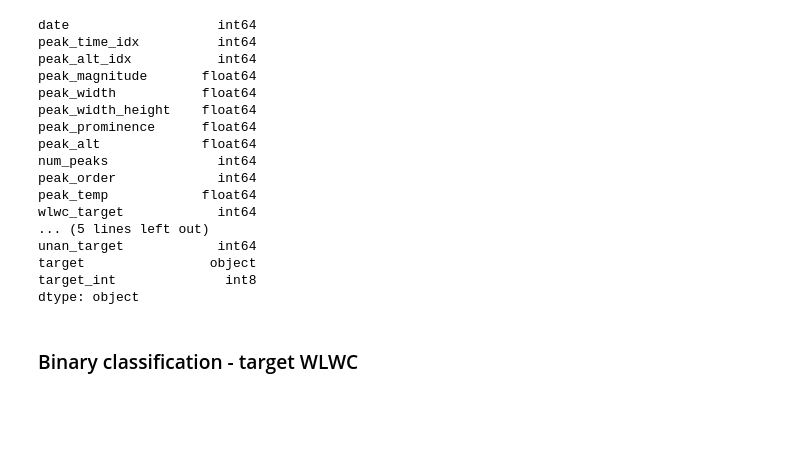
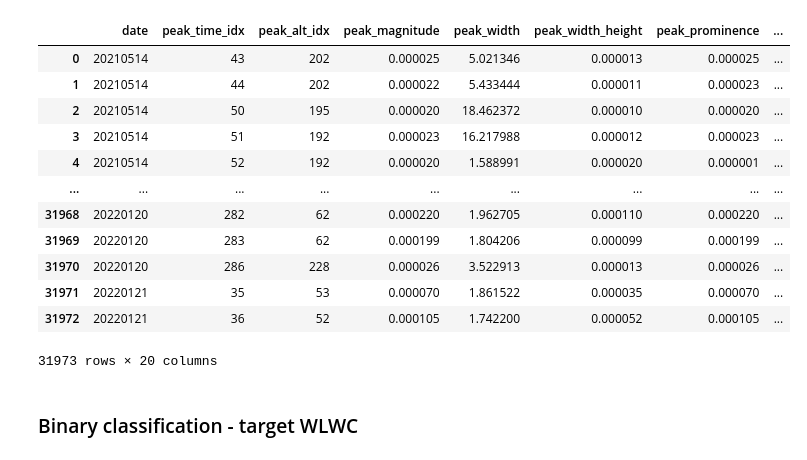
Before and after one commit to luke-whitehead/01_SLW_xgb, a Jupyter notebook: 106_train_model.ipynb, the cells around one changed output. Cells and saved outputs as stored; diff of their text form; code cells hidden in the pictures; blank space fills up the shorter version.

```diff
--- a/106_train_model.ipynb
+++ b/106_train_model.ipynb
@@ -54,25 +54,21 @@ peaks_df_eval['target'] = peaks_df_eval[['wlwc_target','slwc_target','mpc_target
 cat_type = CategoricalDtype(categories=['wlwc_target','slwc_target','mpc_target', 'ic_target'], ordered=True)
 peaks_df_eval['target_int']= peaks_df_eval['target'].astype(cat_type).cat.codes
 # %%
-peaks_df.dtypes
+peaks_df
 # %% [output]
+|  | date | peak_time_idx | peak_alt_idx | peak_magnitude | peak_width | peak_width_height | peak_prominence | ... |
+| 0 | 20210514 | 43 | 202 | 0.000025 | 5.021346 | 0.000013 | 0.000025 | ... |
+| 1 | 20210514 | 44 | 202 | 0.000022 | 5.433444 | 0.000011 | 0.000023 | ... |
+| 2 | 20210514 | 50 | 195 | 0.000020 | 18.462372 | 0.000010 | 0.000020 | ... |
+| 3 | 20210514 | 51 | 192 | 0.000023 | 16.217988 | 0.000012 | 0.000023 | ... |
+| 4 | 20210514 | 52 | 192 | 0.000020 | 1.588991 | 0.000020 | 0.000001 | ... |
+| ... | ... | ... | ... | ... | ... | ... | ... | ... |
+| 31968 | 20220120 | 282 | 62 | 0.000220 | 1.962705 | 0.000110 | 0.000220 | ... |
+| 31969 | 20220120 | 283 | 62 | 0.000199 | 1.804206 | 0.000099 | 0.000199 | ... |
+| 31970 | 20220120 | 286 | 228 | 0.000026 | 3.522913 | 0.000013 | 0.000026 | ... |
+| 31971 | 20220121 | 35 | 53 | 0.000070 | 1.861522 | 0.000035 | 0.000070 | ... |
+| 31972 | 20220121 | 36 | 52 | 0.000105 | 1.742200 | 0.000052 | 0.000105 | ... |
-date                   int64
-peak_time_idx          int64
-peak_alt_idx           int64
-peak_magnitude       float64
-peak_width           float64
-peak_width_height    float64
-peak_prominence      float64
-peak_alt             float64
-num_peaks              int64
-peak_order             int64
-peak_temp            float64
-wlwc_target            int64
-... (5 lines left out)
-unan_target            int64
-target                object
-target_int              int8
-dtype: object
+31973 rows × 20 columns
 # %%
 ## Select input and target variables for model training
 input_vars = [
```
Also changed, not shown: parts of 5 cells of this notebook, 6 other files.
